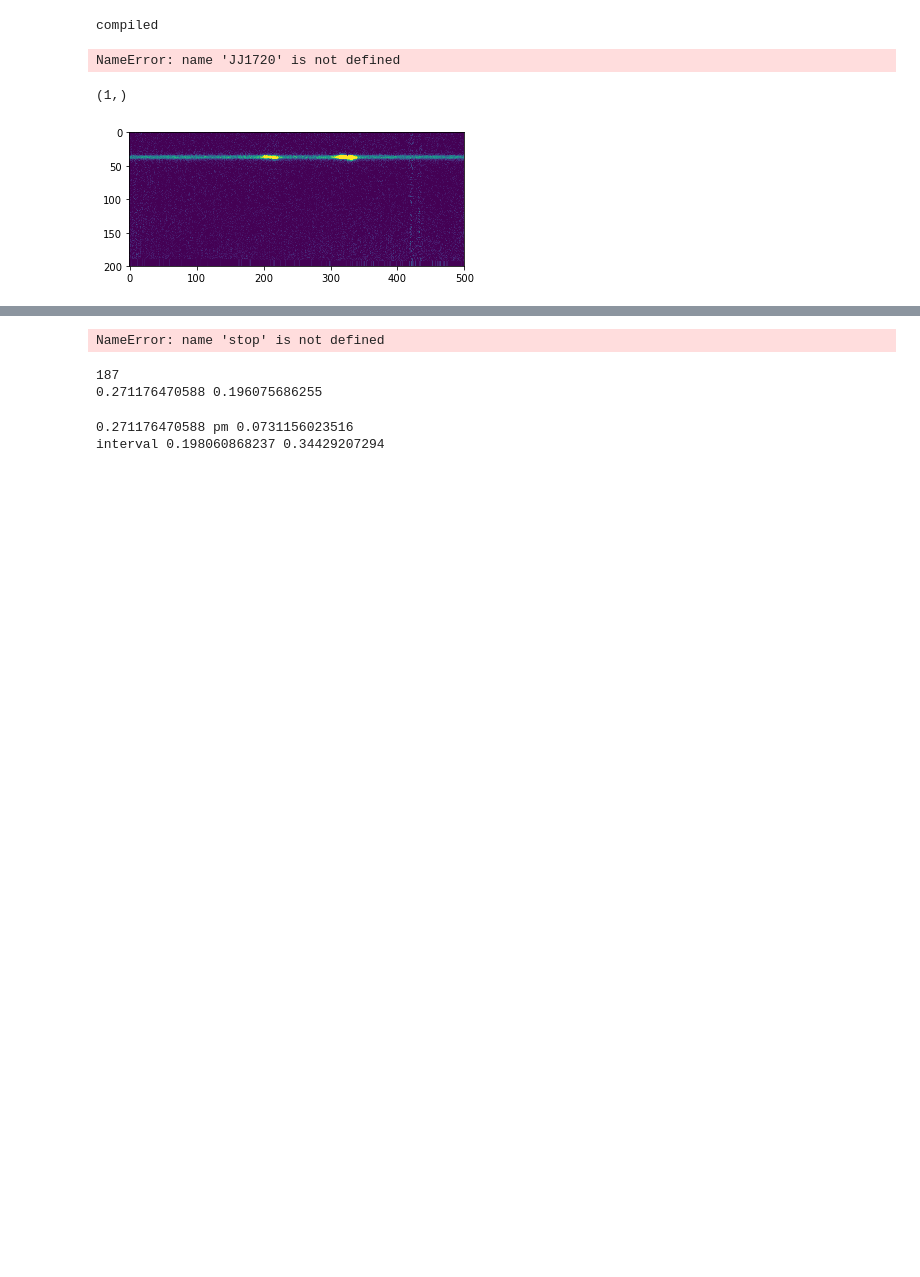
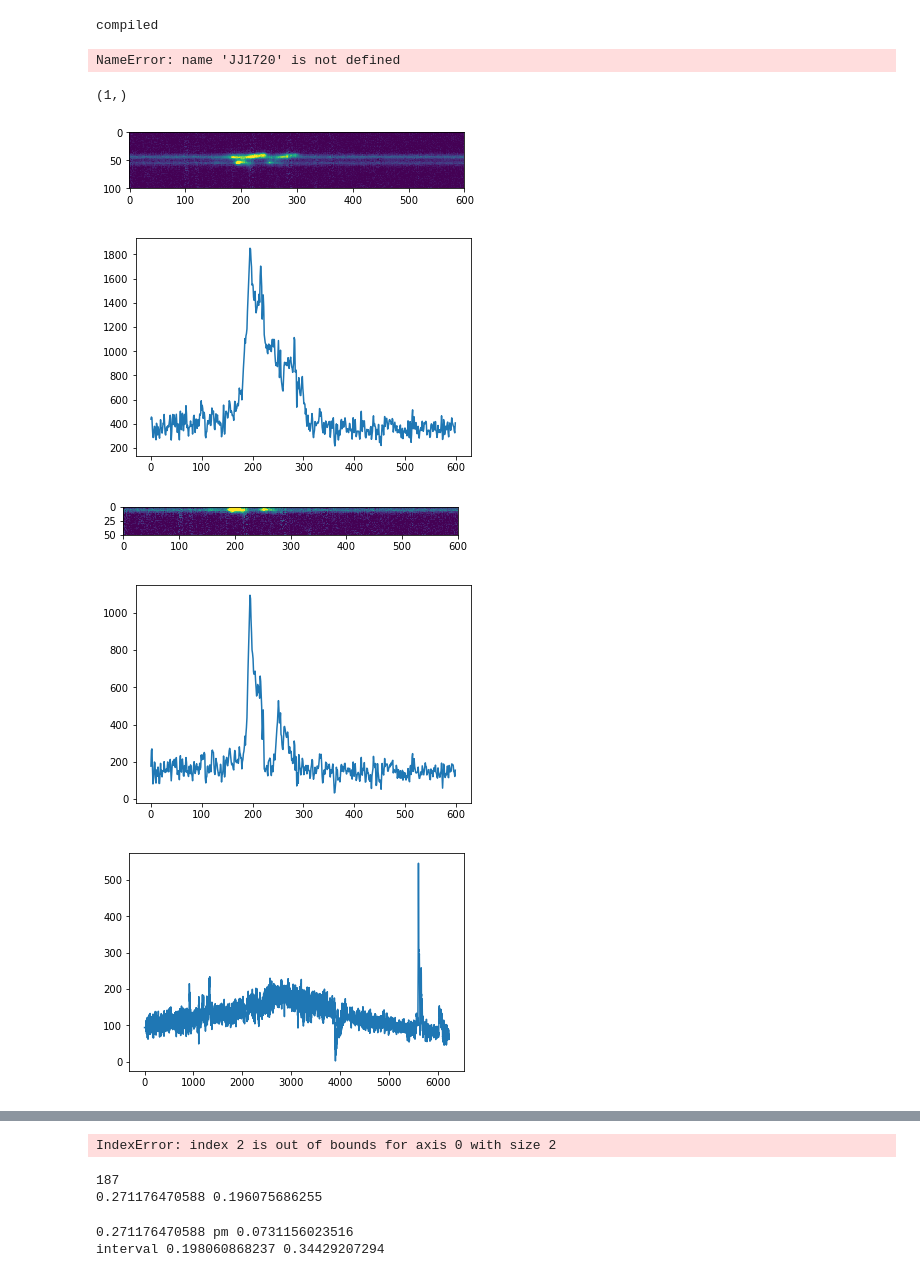
Before and after one commit to beckynevin/Longslit_code, a Jupyter notebook: W_80_general_subbed_bg.ipynb, the cells around one changed output, grey strips where cells are left out. Drawn from its saved outputs; the diff is of its cells as text; code cells hidden in the pictures; blank space fills up the shorter version.

```diff
--- a/W_80_general_subbed_bg.ipynb
+++ b/W_80_general_subbed_bg.ipynb
@@ -3919,38 +3919,53 @@ redshift_J1337_e = 9.3543772919e-06
 redshift_J1526_e = 6.06329791954e-06
 redshift_J1652_e = 1.67645778483e-05
 # %%
-'''zs=0.339
-            file_1=pyfits.open('LICKPALMMT_highz/LICKPALMMT_highz/0952/Smith027_PA9_2d_cut.fits')
-            file_1_ivar=pyfits.open('LICKPALMMT_highz/LICKPALMMT_highz/0952/Smith027_PA9_2d_ivar_cut.fits')
-            run_gal('Smith027_PA9',i,file_1, file_1_ivar, zs,file_1[0].header['CRVAL1'],file_1[0].header['CDELT1'],file_1[0].header['NAXIS1'],mmt_pixelscale,'0952+2552', i, 9)#gal, gal_ivar, z_ossy
+'''zs=0.114
+            file_1=pyfits.open('LICKPALMMT_highz/LICKPALMMT_highz/1001/Smith028_PA-38_2d_cut.fits')
+            file_1_ivar=pyfits.open('LICKPALMMT_highz/LICKPALMMT_highz/1001/Smith028_PA-38_2d_ivar_cut.fits')
+            run_gal('Smith028_PA38',i,file_1, file_1_ivar, zs,file_1[0].header['CRVAL1'],file_1[0].header['CDELT1'],file_1[0].header['NAXIS1'],mmt_pixelscale,'1001+2833', i, 38)#gal, gal_ivar, z_ossy
             '''
 
 os.chdir(os.path.expanduser('/Volumes/My Passport for Mac/Longslit_code/'))
 #file_2=pyfits.open('Keck_GEMINI/0828/smith011_pa56p5_r.fits')
-file_2=pyfits.open('LICKPALMMT_highz/LICKPALMMT_highz/0952/Smith027_PA9_2d_cut.fits')
-file_2=pyfits.open('LICKPALMMT_highz/LICKPALMMT_highz/2352/Liu167_PA-13_2d.fits')
+file_2=pyfits.open('LICKPALMMT_highz/LICKPALMMT_highz/0952/Smith027_PA9_2d.fits')
+file_2=pyfits.open('Keck_GEMINI/1245/Liu102_PA90_2d.fits')
 print(shape(file_2))
 hdr=file_2[0].header
 #[100:150,1500:2000]
-plt.imshow(np.flipud(file_2[0].data[0:200,1500:2000]), vmin=0, vmax=50)
+plt.imshow(np.flipud(file_2[0].data[1100:1200,5400:6000]), vmin=0, vmax=100)
+plt.show()
+
+plt.plot(np.sum(np.flipud(file_2[0].data[1100:1200,5400:6000]), axis=0))
+plt.show()
+
+plt.imshow(np.flipud(file_2[0].data[1100:1150,5400:6000]), vmin=0, vmax=50)
+plt.show()
+
+plt.plot(np.sum(np.flipud(file_2[0].data[1100:1150,5400:6000]), axis=0))
 plt.show()
 
 '''plt.imshow(np.flipud(file_2[0].data)[:75,:], vmin=0, vmax=50)
 plt.show()'''
 
 #pyfits.writeto('LICKPALMMT_highz/LICKPALMMT_highz/2333/Liu166_PA25_2d_ivar_cut_3.fits', np.flipud(file_2[0].data)[:75,:], hdr)
 
 '''how to save a fits file'''
 
 '''look at the extracted spectra'''
 
 
-stop
-file_2=pyfits.open('Keck_GEMINI/0828/smith011_pa56p5_r.ms.fits')
+
+file_2=pyfits.open('Keck_GEMINI/1245/Liu102_PA90_2d.ms.fits')
 plt.plot(file_2[0].data[0])
 plt.show()
 plt.plot(file_2[0].data[1])
 plt.show()
+plt.plot(file_2[0].data[2])
+plt.show()
 # %% [output]
 (1,)
-[figure, old version]
+[figure, new version]
+[figure, added]
+[figure, added]
+[figure, added]
+[figure, added]
@@ -3957,4 +3973,4 @@ plt.show()
-NameError: name 'stop' is not defined
+IndexError: index 2 is out of bounds for axis 0 with size 2
 # %%
 '''ANOM here for the A values'''
 '''Step 1: choose the max value from each galaxy'''
```
Also changed, not shown: parts of 6 cells of this notebook.
